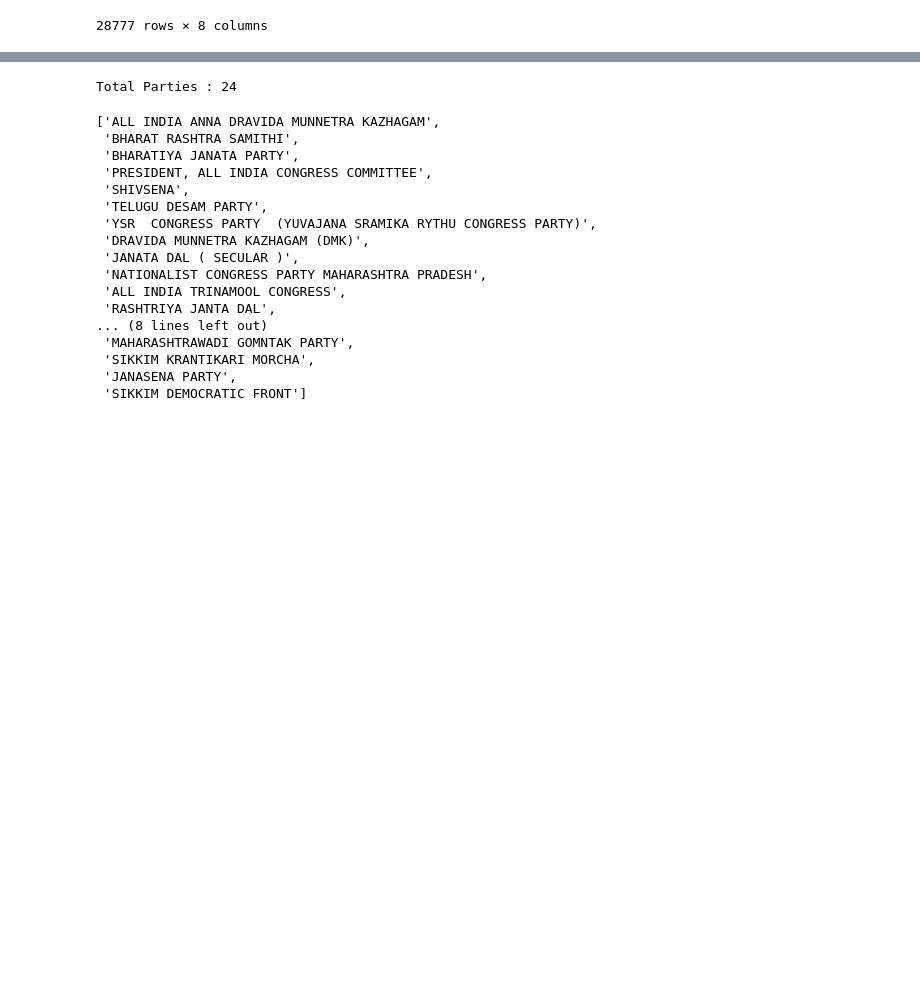
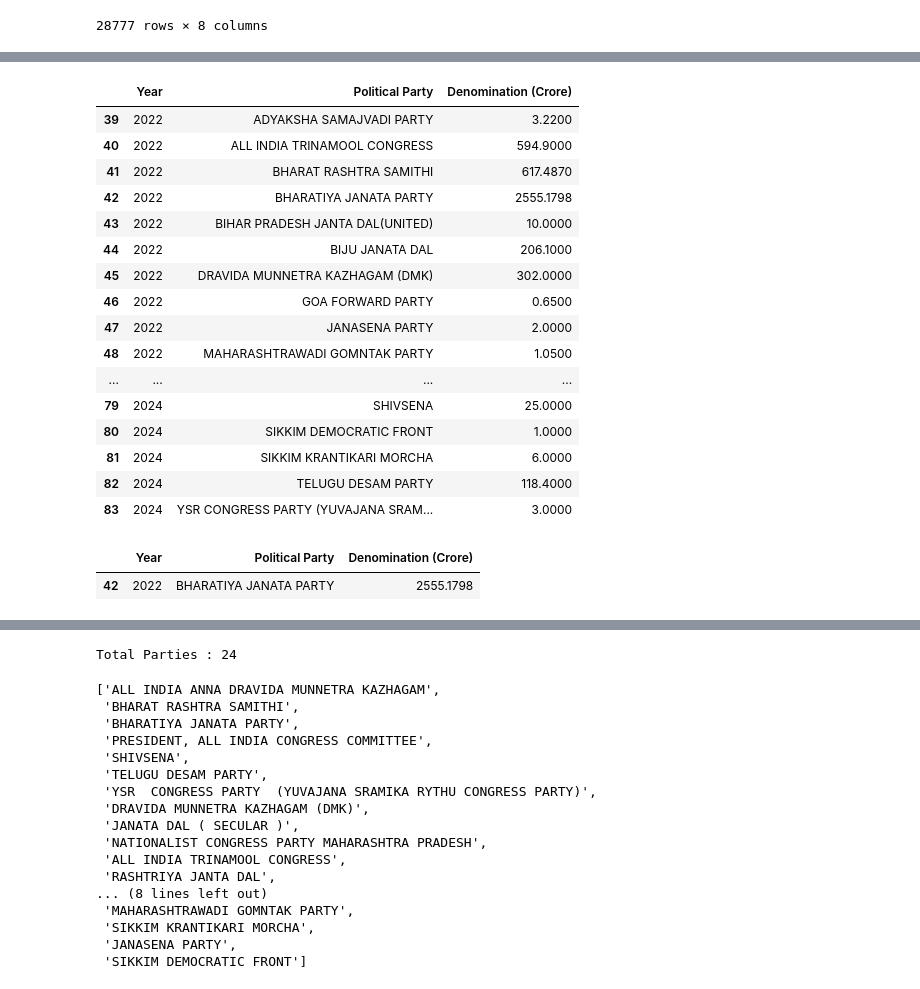
Before and after one commit to NadeemAkhtar1947/Electoral_bond_final_data, a Jupyter notebook: electoral-bond-data-analysis-based-on-bond-number.ipynb, the cells around one changed output, grey strips where cells are left out. Drawn from its saved outputs; the diff is of its cells as text; code cells hidden in the pictures; blank space fills up the shorter version.

```diff
--- a/electoral-bond-data-analysis-based-on-bond-number.ipynb
+++ b/electoral-bond-data-analysis-based-on-bond-number.ipynb
@@ -198,0 +232,36 @@ df
+# %%
+df_year_party.tail(45)
+# %% [output]
+|  | Year | Political Party | Denomination (Crore) |
+| 39 | 2022 | ADYAKSHA SAMAJVADI PARTY | 3.2200 |
+| 40 | 2022 | ALL INDIA TRINAMOOL CONGRESS | 594.9000 |
+| 41 | 2022 | BHARAT RASHTRA SAMITHI | 617.4870 |
+| 42 | 2022 | BHARATIYA JANATA PARTY | 2555.1798 |
+| 43 | 2022 | BIHAR PRADESH JANTA DAL(UNITED) | 10.0000 |
+| 44 | 2022 | BIJU JANATA DAL | 206.1000 |
+| 45 | 2022 | DRAVIDA MUNNETRA KAZHAGAM (DMK) | 302.0000 |
+| 46 | 2022 | GOA FORWARD PARTY | 0.6500 |
+| 47 | 2022 | JANASENA PARTY | 2.0000 |
+| 48 | 2022 | MAHARASHTRAWADI GOMNTAK PARTY | 1.0500 |
+| ... | ... | ... | ... |
+| 79 | 2024 | SHIVSENA | 25.0000 |
+| 80 | 2024 | SIKKIM DEMOCRATIC FRONT | 1.0000 |
+| 81 | 2024 | SIKKIM KRANTIKARI MORCHA | 6.0000 |
+| 82 | 2024 | TELUGU DESAM PARTY | 118.4000 |
+| 83 | 2024 | YSR CONGRESS PARTY (YUVAJANA SRAM... | 3.0000 |
+# %%
+def get_details_by_year_party(df_year_party, year, party):
+    filtered_df = df_year_party[(df_year_party['Year'] == year) & (df_year_party['Political Party'] == party)]
+
+    # Sort the filtered DataFrame by 'Denomination (Crore)' in descending order
+    filtered_df = filtered_df.sort_values(by='Denomination (Crore)', ascending=False)
+
+    return filtered_df
+
+year = 2022
+party = 'BHARATIYA JANATA PARTY'
+details = get_details_by_year_party(df_year_party, year, party)
+details
+# %% [output]
+|  | Year | Political Party | Denomination (Crore) |
+| 42 | 2022 | BHARATIYA JANATA PARTY | 2555.1798 |
```
Also changed, not shown: parts of 9 cells of this notebook.
